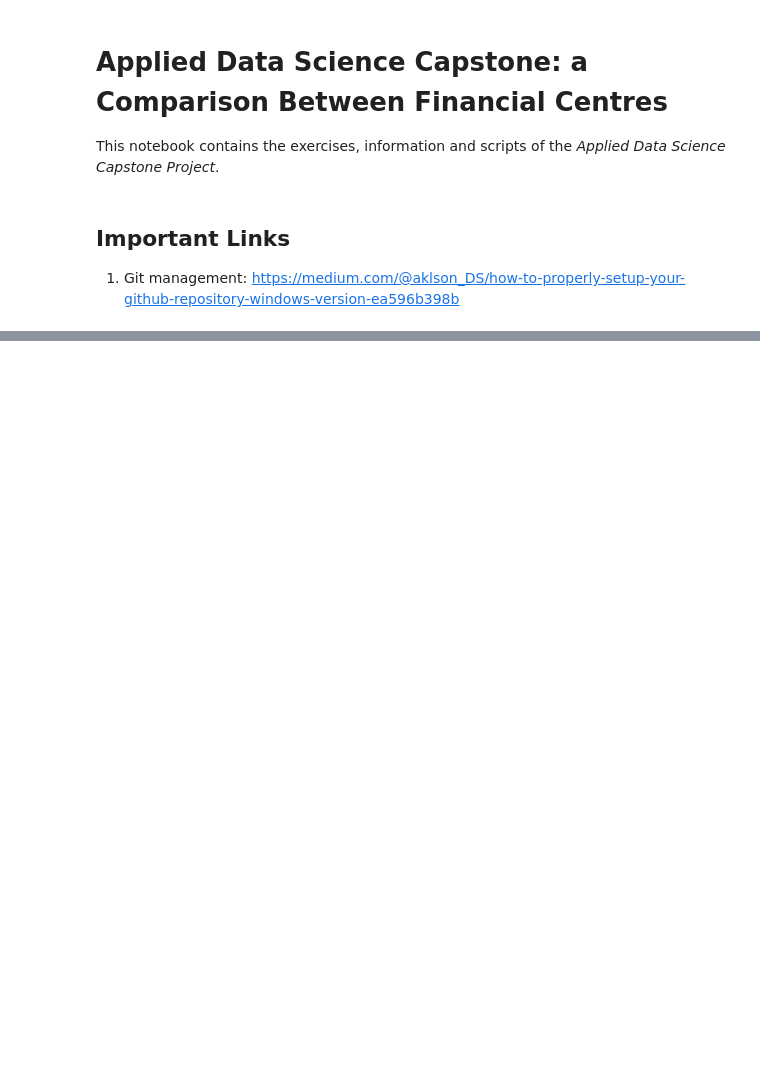
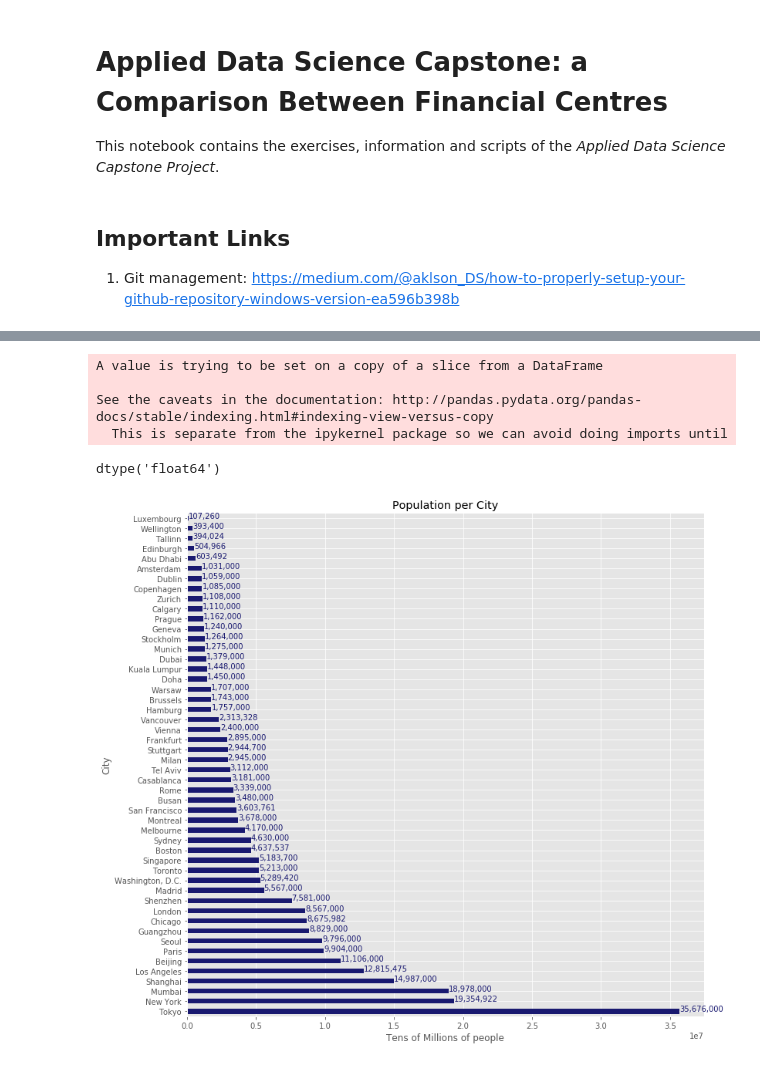
Before and after one commit to lAlejandroDuenasl/IBM-Data-Science-Specialization, a Jupyter notebook: Applied Data Science Capstone/capstone.ipynb, the cells around one changed output, grey strips where cells are left out. Cells and saved outputs as stored; diff of their text form; code cells hidden in the pictures; blank space fills up the shorter version.

```diff
--- a/Applied Data Science Capstone/capstone.ipynb
+++ b/Applied Data Science Capstone/capstone.ipynb
@@ -17,0 +248,4 @@ The first step is to read the data from the Wikipedia page, and get the top 20 f
+# %%
+CLIENT_ID = 'WBOVFFRVZAVZURLH1AG5LHJUYCPTVQYEZDWOH5S231KZKERY' # your Foursquare ID
+CLIENT_SECRET = 'KX5HIRWTCSQGWYF1Q4P2FXMQFXSF1ABWPVGNQETQAPMG0HQ1' # your Foursquare Secret
+VERSION = '20200101' # Foursquare API version
@@ -17,0 +296,7 @@ The first step is to read the data from the Wikipedia page, and get the top 20 f
+# %%
+LIMIT = 50000
+geolocator = Nominatim(user_agent="c_explorer")
+cities_venues = getNearbyVenues(names=df_cit["City"],
+                                country=df_cit["Country"],
+                               latitudes=df_cit["Latitude"],
+                               longitudes=df_cit["Longitude"])
@@ -17,0 +358,8 @@ The first step is to read the data from the Wikipedia page, and get the top 20 f
+# %%
+cities_oh = pd.get_dummies(cities_venues[["Venue Category"]], prefix="", prefix_sep="")
+list_names= ["City","Country"]+list(cities_oh.columns)
+cities_oh["City"] = cities_venues["City"]
+cities_oh["Country"] = cities_venues["Country"]
+#fixed_columns = [cities_oh.columns[-1]] + list(cities_oh.columns[:-1])
+cities_oh = cities_oh[list_names]
+cities_oh.head()
@@ -17,0 +378,10 @@ The first step is to read the data from the Wikipedia page, and get the top 20 f
+# %%
+cities_g = cities_oh.groupby("City").mean().reset_index()
+print(cities_g.shape)
+#df_1 = pd.merge(left=df_top20, right=df_crd, how="left", left_on="Centre",right_on="city_ascii")
+cities_g = pd.merge(left=cities_g, right=df_cit[["City","Country","Population"]], left_on="City",right_on="City")
+print(cities_g.shape)
+cities_g = pd.merge(left=cities_g, right=df_prep, left_on="Country", right_on="Country")
+print(cities_g.shape)
+print(cities_g["Score"].mean())
+cities_g.head()
@@ -17,0 +400,20 @@ The first step is to read the data from the Wikipedia page, and get the top 20 f
+# %%
+g1 = cities_g[["City","Population"]]
+g1.set_index("City", inplace=True)
+g1.sort_values(["Population"], ascending=False,axis=0,inplace=True)
+g1=g1["Population"]
+g1.plot(kind="barh",figsize=(12,12), color = "midnightblue")
+plt.title("Population per City")
+plt.xlabel("Tens of Millions of people")
+
+for index,value in enumerate(g1):
+    label = format(int(value),",")
+    plt.annotate(label, xy=(value,index), color= "midnightblue")
+g1.dtypes
+# %% [output]
+A value is trying to be set on a copy of a slice from a DataFrame
+
+See the caveats in the documentation: http://pandas.pydata.org/pandas-docs/stable/indexing.html#indexing-view-versus-copy
+  This is separate from the ipykernel package so we can avoid doing imports until
+dtype('float64')
+[figure, added]
```
Also changed, not shown: parts of 55 cells of this notebook, 1 other file.
